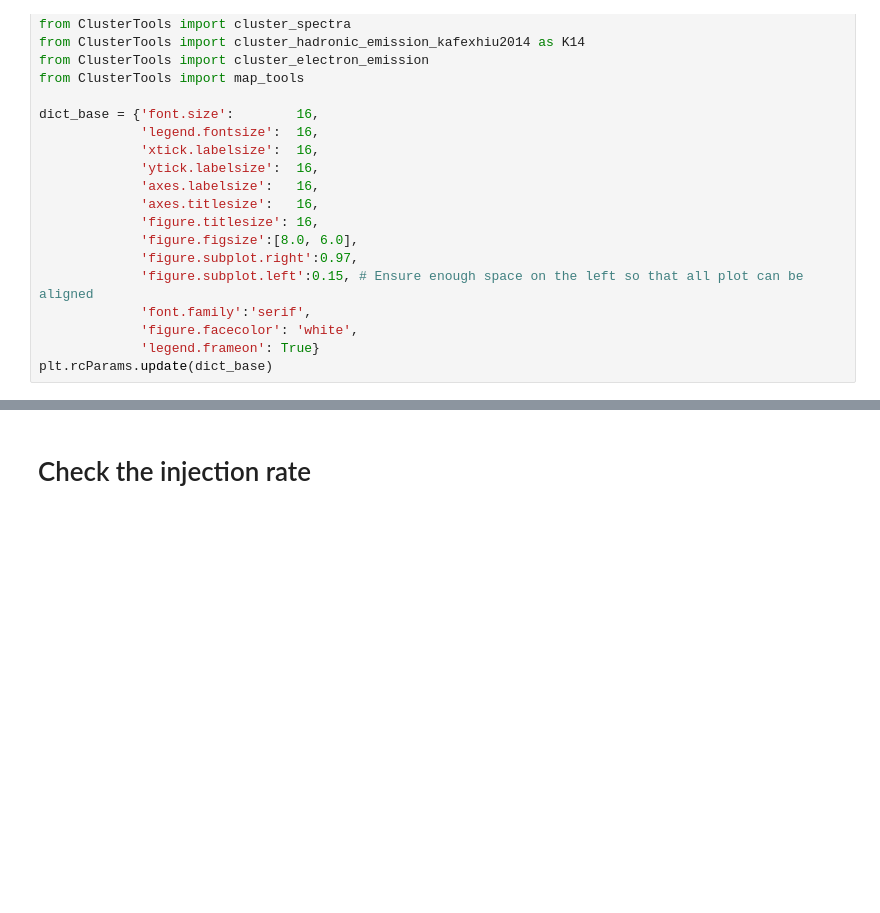
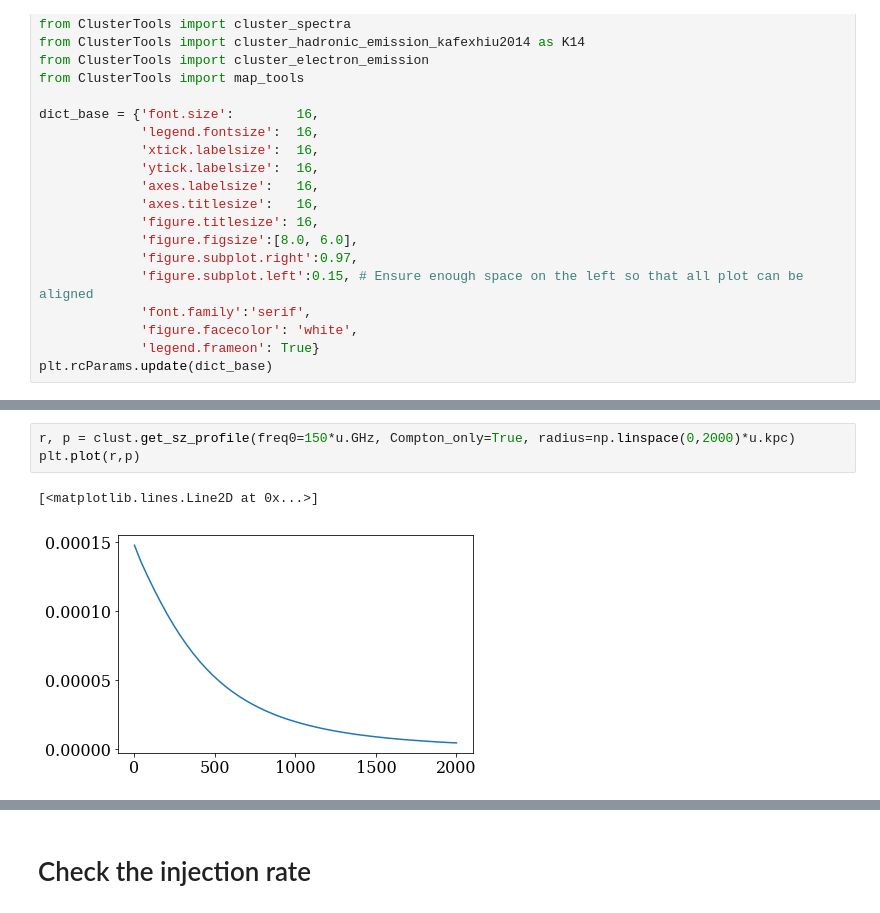
Before and after one commit to renlliang3/ClusterModel, a Jupyter notebook: notebook/model_dev_parameters.ipynb, the cells around one changed output, grey strips where cells are left out. Saved outputs shown, nothing was run; the diff lists cells and outputs as text; blank space fills up the shorter version.

```diff
--- a/notebook/model_dev_parameters.ipynb
+++ b/notebook/model_dev_parameters.ipynb
@@ -74,0 +108,6 @@ for i in range(len(Rmax)):
+# %%
+r, p = clust.get_sz_profile(freq0=150*u.GHz, Compton_only=True, radius=np.linspace(0,2000)*u.kpc)
+plt.plot(r,p)
+# %% [output]
+[<matplotlib.lines.Line2D at 0x...>]
+[figure, added]
```
Also changed, not shown: parts of 11 cells of this notebook.
